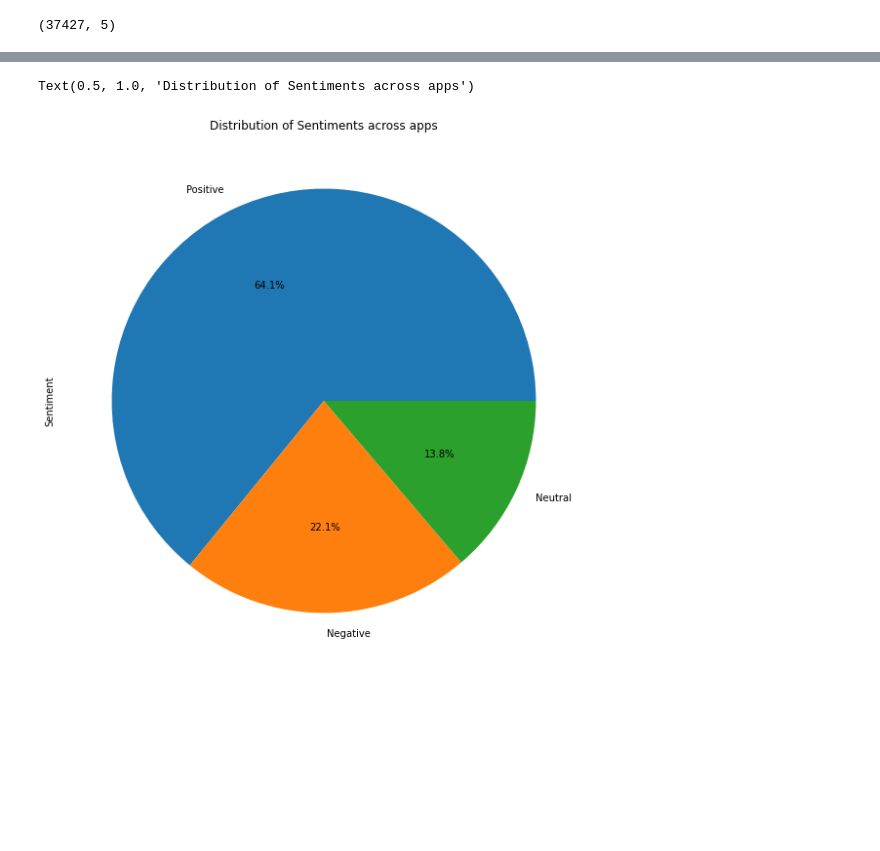
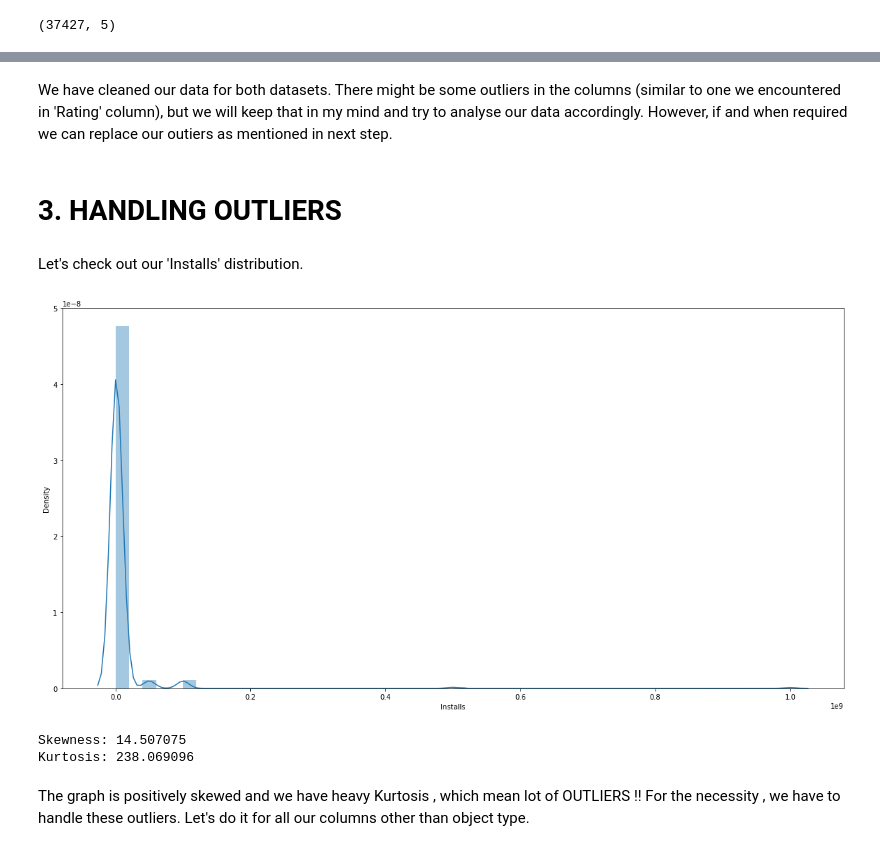
Before and after one commit to ankitrai777/EDA-on-Play-Store-App-Review, a Jupyter notebook: Play_Store_App_Review_Analysis_Capstone_Project.ipynb, the cells around one changed output, grey strips where cells are left out. Saved outputs shown, nothing was run; the diff lists cells and outputs as text; code cells hidden in the pictures; blank space fills up the shorter version.

```diff
--- a/Play_Store_App_Review_Analysis_Capstone_Project.ipynb
+++ b/Play_Store_App_Review_Analysis_Capstone_Project.ipynb
@@ -952,6 +754,19 @@ app_df = ur_df['App'].value_counts().sort_values(ascending = False).head(20).res
-# %%
-app_plot = ur_df['Sentiment'].value_counts().plot (kind = 'pie',autopct='%1.1f%%')
-app_plot.set_title("Distribution of Sentiments across apps")
-# %% [output]
-Text(0.5, 1.0, 'Distribution of Sentiments across apps')
-[figure, removed]
+# %% [markdown]
+We have cleaned our data for both datasets. There might be some outliers in the columns (similar to one we encountered in 'Rating' column), but we will keep that in my mind and try to analyse our data accordingly. However, if and when required we can replace our outiers as mentioned in next step.
+# %% [markdown]
+# **3. HANDLING OUTLIERS**
+# %% [markdown]
+Let's check out our 'Installs' distribution.
+# %%
+sns.distplot(ps_df['Installs']);
+# %% [output]
+[figure, added]
+# %%
+#skewness and kurtosis
+print("Skewness: %f" % ps_df['Installs'].skew())
+print("Kurtosis: %f" % ps_df['Installs'].kurt())
+# %% [output]
+Skewness: 14.507075
+Kurtosis: 238.069096
+# %% [markdown]
+The graph is positively skewed and we have heavy Kurtosis , which mean lot of OUTLIERS !! For the necessity , we have to handle these outliers. Let's do it for all our columns other than object type.
```
Also changed, not shown: parts of 268 cells of this notebook.
